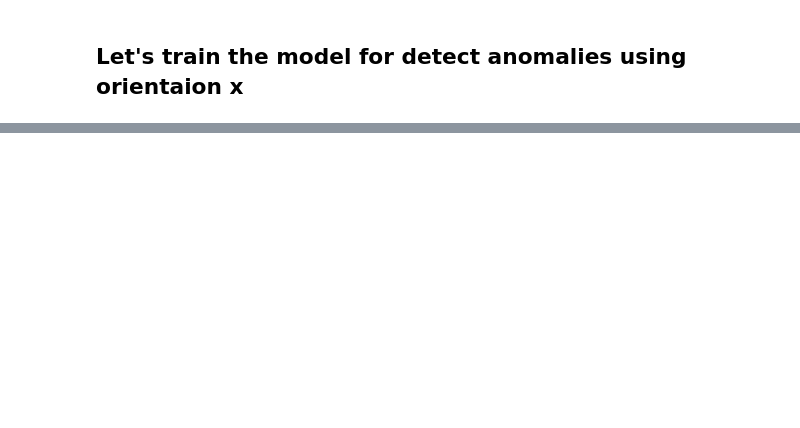
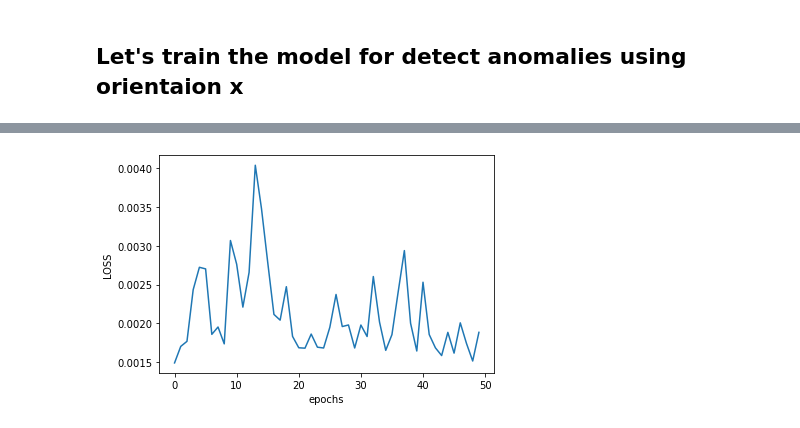
Before and after one commit to Chumsy0725/ICAS-2021, a Jupyter notebook: IMU/Model Training/LSTM_AutoEncoder.ipynb, the cells around one changed output, grey strips where cells are left out. Cells and saved outputs as stored; diff of their text form; code cells hidden in the pictures; blank space fills up the shorter version.

Commit message:
Create a code with single LSTM and Dense layer model and train it... Last parts are not yet implemented

```diff
--- a/IMU/Model Training/LSTM_AutoEncoder.ipynb
+++ b/IMU/Model Training/LSTM_AutoEncoder.ipynb
@@ -210,0 +82,12 @@ ValueError: view limit minimum -36893.77850580091 is less than 1 and is an inval
+# %%
+#Divide the whole data set to training & testing sets ..
+train_size = int(len(transformed_dataset) * 0.66) # take 2/3 of whole data for train
+test_size = len(transformed_dataset) - train_size
+#print("train_size : ", train_size)
+#print("test_size : ", test_size)
+
+train, test = transformed_dataset[0:train_size,:], transformed_dataset[train_size:len(transformed_dataset),:]
+#print("train : ", train)
+#print("test : ", test)
+print(train.shape)
+print(test.shape)
@@ -210,0 +143,17 @@ ValueError: view limit minimum -36893.77850580091 is less than 1 and is an inval
+# %%
+# Reshape input to be [samples, time steps, features]
+
+
+reshaped_trainX = np.reshape(trainX, (trainX.shape[0], 1, trainX.shape[1]))
+reshaped_testX = np.reshape(testX, (testX.shape[0], 1, testX.shape[1]))
+
+print('Single LSTM with hidden Dense...')
+model = Sequential()
+# number of LSTM cells that used = 64
+model.add(LSTM(64, input_shape=(None, seq_size)))
+model.add(Dense(32))
+model.add(Dense(1))
+model.compile(loss='mean_squared_error', optimizer='adam')
+
+model.summary()
+print('Train...')
@@ -210,0 +177,5 @@ ValueError: view limit minimum -36893.77850580091 is less than 1 and is an inval
+# %%
+model.compile(loss='mean_squared_error', optimizer='adam')
+#model.compile(optimizer='adam',loss='mean_squared_error',metrics=["accuracy"])
+history=model.fit(reshaped_trainX, trainY, validation_data=(reshaped_testX,testY),verbose = 1, epochs=50, batch_size=50,)
+#history = model.fit(reshaped_trainX, trainY, validation_data=(reshaped_testX, testY),verbose=2, epochs=100)
@@ -210,0 +200,10 @@ ValueError: view limit minimum -36893.77850580091 is less than 1 and is an inval
+# %%
+loss_history = (history.history['val_loss'])
+fig, axes = plt.subplots()
+axes.plot(loss_history)
+axes.set_xlabel("epochs")
+axes.set_ylabel("LOSS")
+plt.show()
+fig.savefig('LOSS.png',transparent=True)
+# %% [output]
+[figure, added]
```
Also changed, not shown: parts of 17 cells of this notebook.
